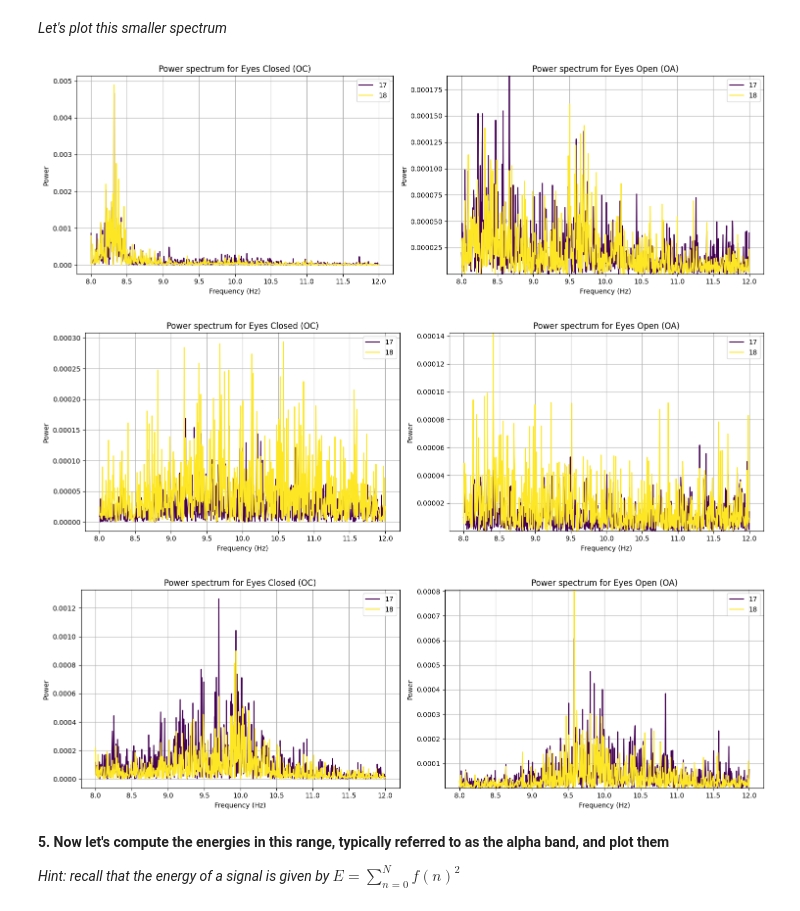
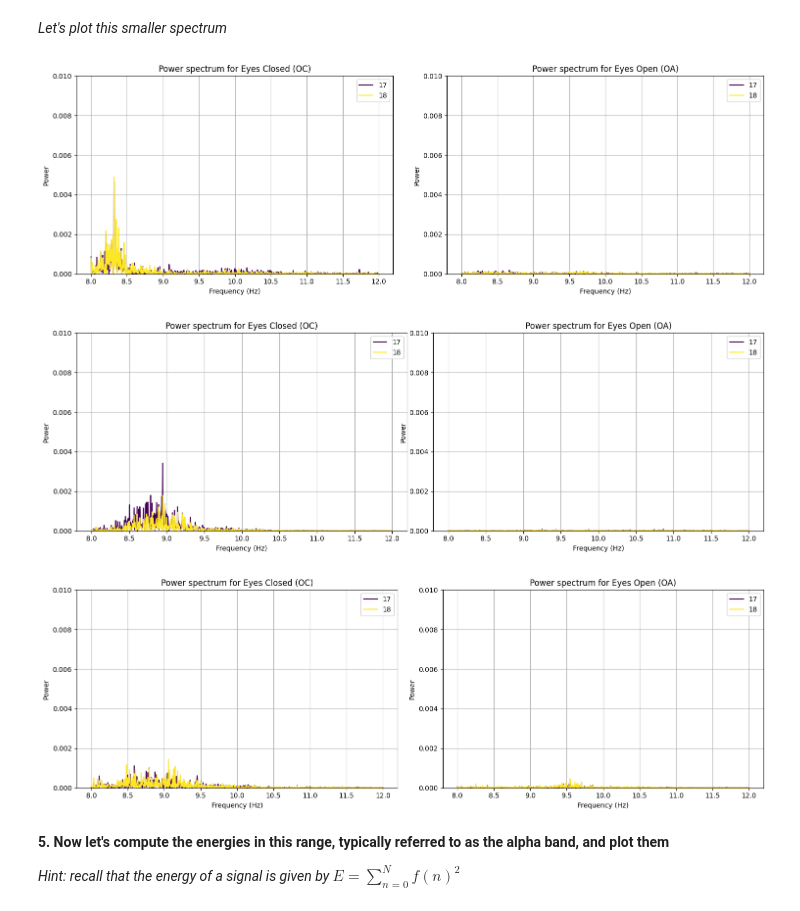
Before and after one commit to Twinbo/Signals-and-Data-Autumn-2025-student, a Jupyter notebook: assignment_2/assignment_2_solution.ipynb, the cells around one changed output. Drawn from its saved outputs; the diff is of its cells as text; code cells hidden in the pictures.

```diff
--- a/assignment_2/assignment_2_solution.ipynb
+++ b/assignment_2/assignment_2_solution.ipynb
@@ -41,6 +41,3 @@ Loaded data from 8 patients
 **1. Let's take a look at the data by investigating the shape of it. What is the maximum frequency we can represent given the length?**
 
 *Hint: Remember to factor in the sample rate*
-# %%
-for d_oc, d_oa in zip(data_oc, data_oa):
-    print(f"Shape of OC: {d_oc.shape}, Shape of OA: {d_oa.shape}")
@@ -56,3 +44,6 @@ Shape of OC: (20, 50000), Shape of OA: (20, 50000)
+# %%
+for idx, (d_oc, d_oa) in enumerate(zip(data_oc, data_oa)):
+    print(f"Shape of OC: {d_oc.shape}, Shape of OA: {d_oa.shape}")
 # %% [markdown]
 *Now we want to center all the data around the same value (0), in eeg data analysis terms this is called referencing. Here we will apply a simple average referencing*
 
@@ -141,0 +101,9 @@ $\dots$
+# %%
+N = 50000
+fs = sample_rate
+k = 25
+coeff_k = 0
+for n, x_n in enumerate(data_oc[0][0]):
+    coeff_k += x_n * np.exp(-1j * np.pi * k * n / N)
+print(f"Fourier coefficient {k} = {coeff_k:.3}")
+print(f"Absolute value = {np.abs(coeff_k):.3}")
@@ -354,14 +333,11 @@ for segment in patient_indexes:
     freqs_oc, power_spectrum_oc = compute_power_spectrum(data_oc_time_filtered, sampling_rate=sample_rate, min_freq=min_freq, max_freq=max_freq)
     freqs_oa, power_spectrum_oa = compute_power_spectrum(data_oa_time_filtered, sampling_rate=sample_rate, min_freq=min_freq, max_freq=max_freq)
 
-    # Determine the y-limit based on the maximum value of both power spectra
-    y_max = max(power_spectrum_oc.max(), power_spectrum_oa.max())
-
     plt.subplot(1, 2, 1)
     plot_power_spectrum_overlay(freqs_oc, power_spectrum_oc, channel_names[optical_channel_slice], title=f"Power spectrum for Eyes Closed (OC)")
-    plt.ylim([0, y_max + y_max / 10])
+    plt.ylim([0, y_max])
     plt.subplot(1, 2, 2)
     plot_power_spectrum_overlay(freqs_oa, power_spectrum_oa, channel_names[optical_channel_slice], title=f"Power spectrum for Eyes Open (OA)")
-    plt.ylim([0, y_max + y_max / 10])
+    plt.ylim([0, y_max])
     plt.show()
 # %% [output]
@@ -380,19 +356,22 @@ power_spectra_oa = [compute_power_spectrum(arr, sampling_rate=sample_rate, min_f
 # %% [markdown]
 *Let's plot this smaller spectrum*
 # %%
-n_plots = 3
-for (freqs_oc, spectrum_oc), (freqs_oa, spectrum_oa) in zip(power_spectra_oc, power_spectra_oa[:n_plots]):
+for idx in patient_indexes:
+    freqs_oc, spectrum_oc = power_spectra_oc[idx]
+    freqs_oa, spectrum_oa = power_spectra_oa[idx]
     plt.subplots(1, 2, figsize=(15, 5))
     plt.subplot(1, 2, 1)
-    plot_power_spectrum_overlay(freqs_oc, spectrum_oc, ch_names=[17, 18], title=f"Power spectrum for Eyes Closed (OC)")
+    plot_power_spectrum_overlay(freqs_oc, spectrum_oc, ch_names=[17, 18,], title=f"Power spectrum for Eyes Closed (OC)")
+    plt.ylim([0, y_max])
+
     plt.subplot(1, 2, 2)
-    plot_power_spectrum_overlay(freqs_oa, spectrum_oa, ch_names=[17, 18], title=f"Power spectrum for Eyes Open (OA)")
-    plt.ylim(spectrum_oc.min(), spectrum_oa.max())
+    plot_power_spectrum_overlay(freqs_oa, spectrum_oa, ch_names=[17, 18,], title=f"Power spectrum for Eyes Open (OA)")
+    plt.ylim([0, y_max])
     plt.show()
 # %% [output]
-[figure, old version]
+[figure, new version]
-[figure, old version]
+[figure, new version]
-[figure, old version]
+[figure, new version]
 # %% [markdown]
 **5. Now let's compute the energies in this range, typically referred to as the alpha band, and plot them**
 
```
Also changed, not shown: parts of 17 cells of this notebook, 1 other file.
